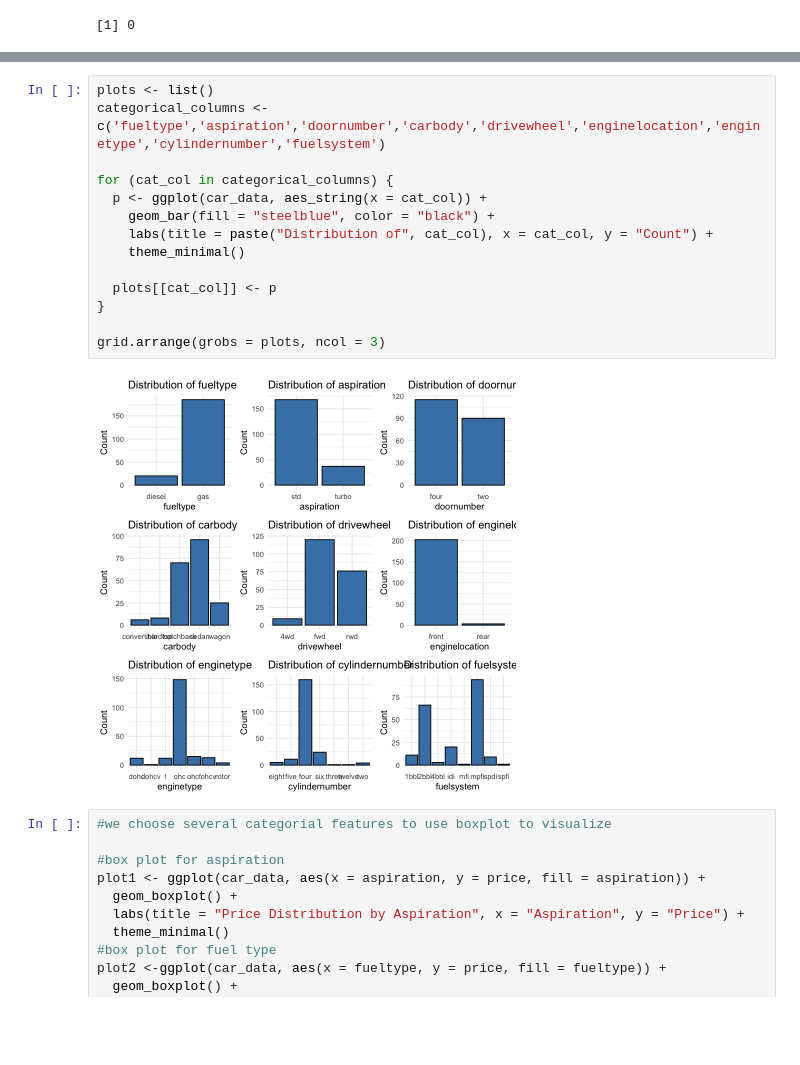
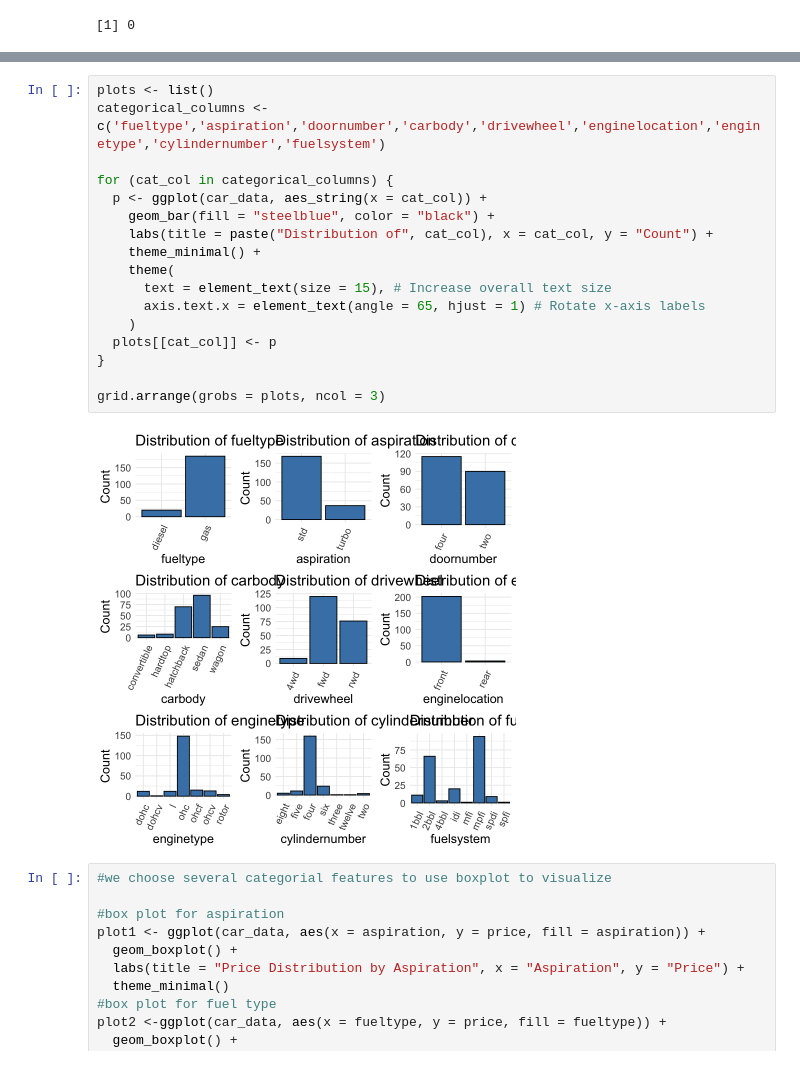
Before and after one commit to SelinaWang11/Stat306-group-project, a Jupyter notebook: proposal.ipynb, the cells around one changed output, grey strips where cells are left out. Saved outputs shown, nothing was run; the diff lists cells and outputs as text; blank space fills up the shorter version.

```diff
--- a/proposal.ipynb
+++ b/proposal.ipynb
@@ -123,19 +173,22 @@ for (i in 1:ncol(car_data_n)) {
 # %%
 plots <- list()
 categorical_columns <- c('fueltype','aspiration','doornumber','carbody','drivewheel','enginelocation','enginetype','cylindernumber','fuelsystem')
 
 for (cat_col in categorical_columns) {
   p <- ggplot(car_data, aes_string(x = cat_col)) +
     geom_bar(fill = "steelblue", color = "black") +
     labs(title = paste("Distribution of", cat_col), x = cat_col, y = "Count") +
-    theme_minimal()
-
+    theme_minimal() +
+    theme(
+      text = element_text(size = 15), # Increase overall text size
+      axis.text.x = element_text(angle = 65, hjust = 1) # Rotate x-axis labels
+    )
   plots[[cat_col]] <- p
 }
 
 grid.arrange(grobs = plots, ncol = 3)
 # %% [output]
-[figure, old version]
+[figure, new version]
 # %%
 #we choose several categorial features to use boxplot to visualize
 
```
Also changed, not shown: parts of 8 cells of this notebook.
